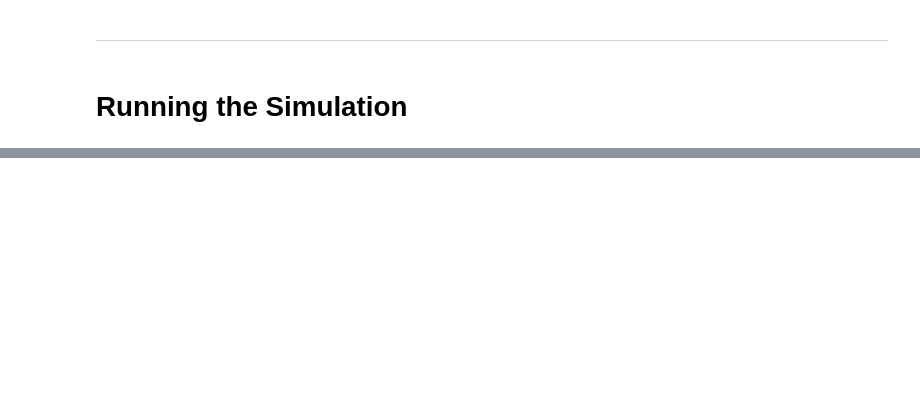
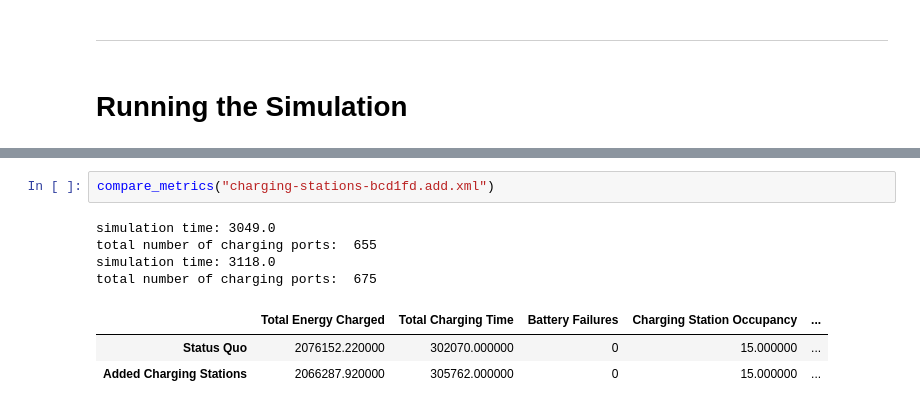
Before and after one commit to valentinennser/sumo-simulation, a Jupyter notebook: simulation.ipynb, the cells around one changed output, grey strips where cells are left out. Drawn from its saved outputs; the diff is of its cells as text; blank space fills up the shorter version.

```diff
--- a/simulation.ipynb
+++ b/simulation.ipynb
@@ -671,0 +692,10 @@ Warning: Teleporting vehicle 'veh341'; waited too long (yield), lane=':378701_1_
+# %%
+compare_metrics("charging-stations-bcd1fd.add.xml")
+# %% [output]
+simulation time: 3049.0
+total number of charging ports:  655
+simulation time: 3118.0
+total number of charging ports:  675
+|  | Total Energy Charged | Total Charging Time | Battery Failures | Charging Station Occupancy | ... |
+| Status Quo | 2076152.220000 | 302070.000000 | 0 | 15.000000 | ... |
+| Added Charging Stations | 2066287.920000 | 305762.000000 | 0 | 15.000000 | ... |
```
Also changed, not shown: parts of 5 cells of this notebook, 17 other files.
